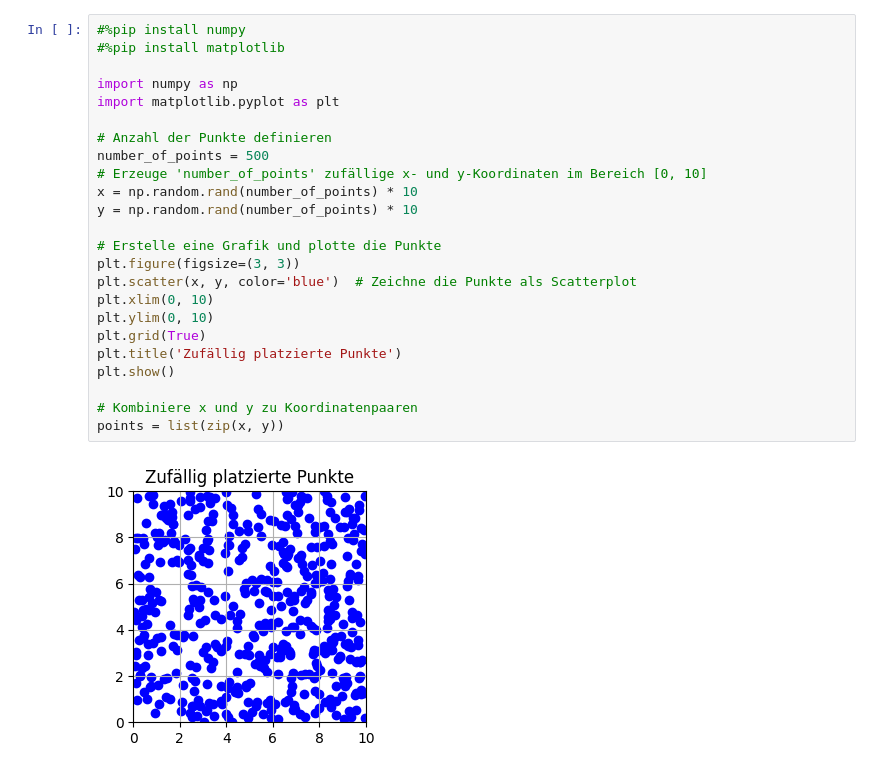
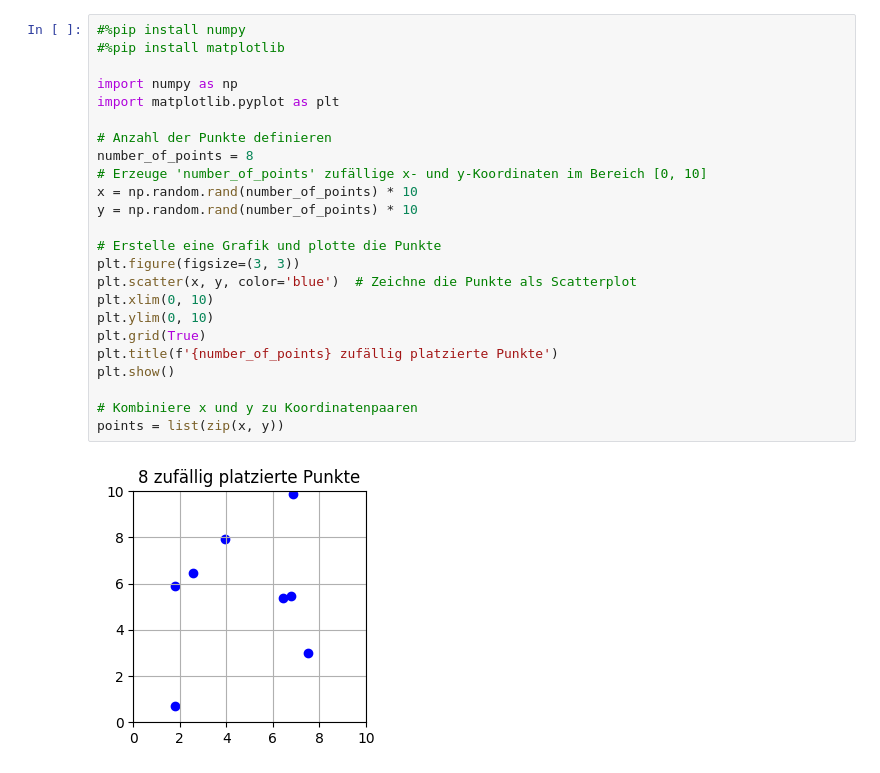
Before and after one commit to Nr44suessauer/SalesMan, a Jupyter notebook: SalesMan_Problem.ipynb, the cells around one changed output. Cells and saved outputs as stored; diff of their text form.

```diff
--- a/SalesMan_Problem.ipynb
+++ b/SalesMan_Problem.ipynb
@@ -1,29 +1,29 @@
 # %%
 #%pip install numpy
 #%pip install matplotlib
 
 import numpy as np
 import matplotlib.pyplot as plt
 
 # Anzahl der Punkte definieren
-number_of_points = 500
+number_of_points = 8
 # Erzeuge 'number_of_points' zufällige x- und y-Koordinaten im Bereich [0, 10]
 x = np.random.rand(number_of_points) * 10
 y = np.random.rand(number_of_points) * 10
 
 # Erstelle eine Grafik und plotte die Punkte
 plt.figure(figsize=(3, 3))
 plt.scatter(x, y, color='blue')  # Zeichne die Punkte als Scatterplot
 plt.xlim(0, 10)
 plt.ylim(0, 10)
 plt.grid(True)
-plt.title('Zufällig platzierte Punkte')
+plt.title(f'{number_of_points} zufällig platzierte Punkte')
 plt.show()
 
 # Kombiniere x und y zu Koordinatenpaaren
 points = list(zip(x, y))
 # %% [output]
-[figure, old version]
+[figure, new version]
 # %%
 from itertools import permutations
 import math
```
Also changed, not shown: parts of 3 cells of this notebook.
